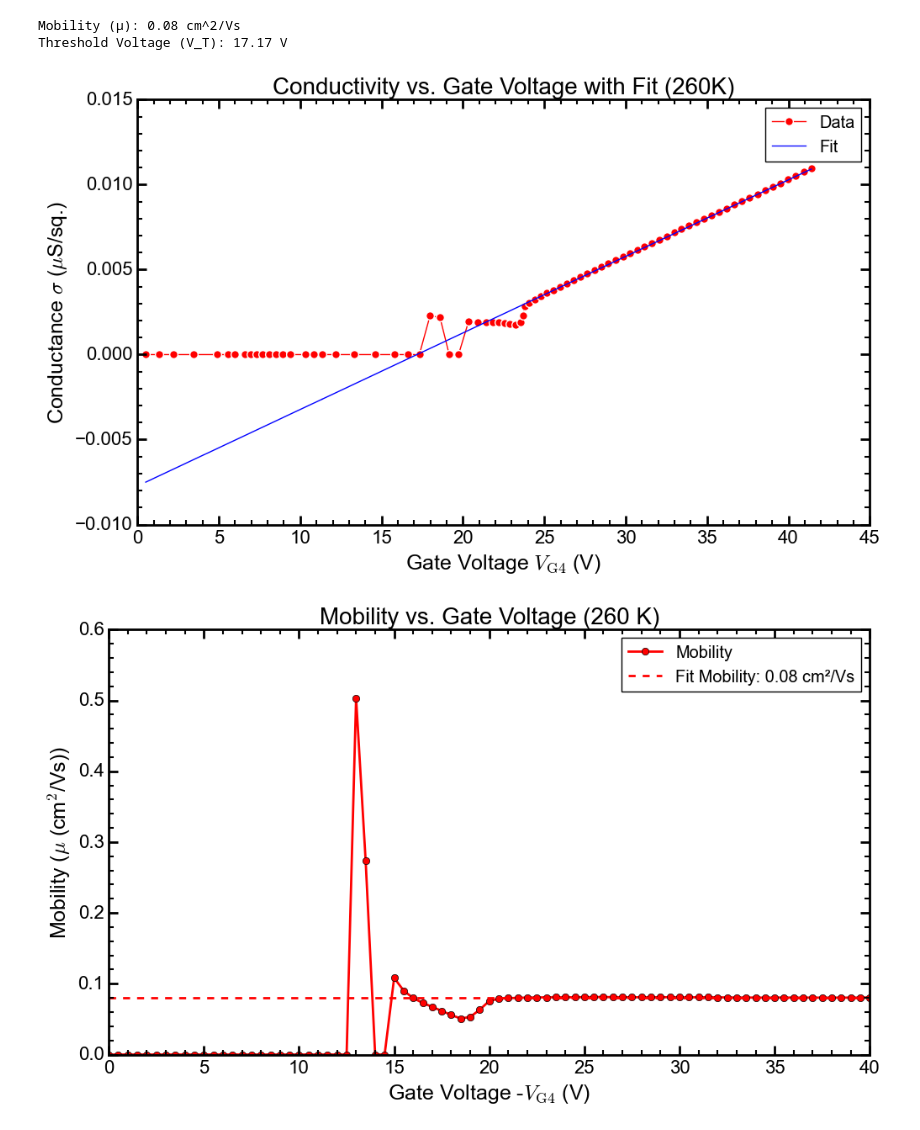
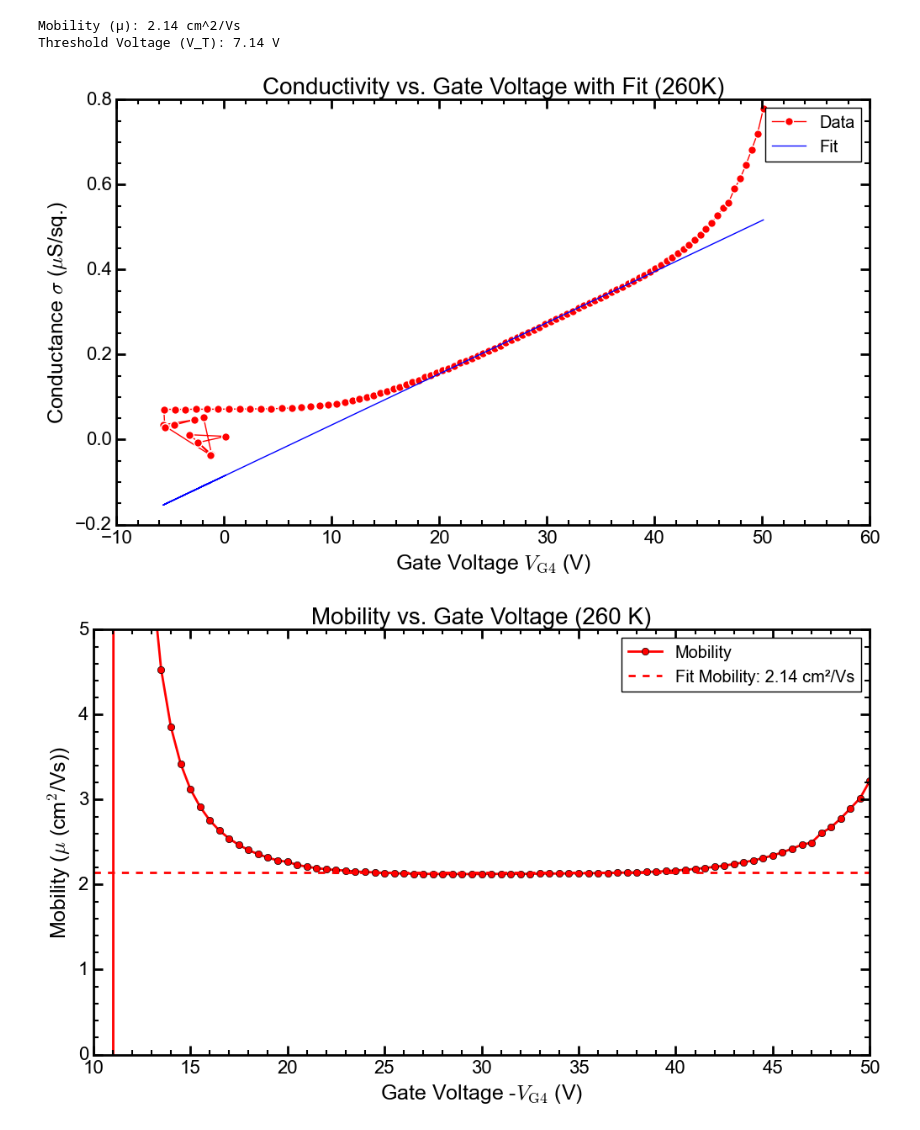
Before and after one commit to phamtrungkien8904/BachelorThesis, a Jupyter notebook: vdP-Cryostat-5/single.ipynb, the cells around one changed output. Saved outputs shown, nothing was run; the diff lists cells and outputs as text; code cells hidden in the pictures.

```diff
--- a/vdP-Cryostat-5/single.ipynb
+++ b/vdP-Cryostat-5/single.ipynb
@@ -45,6 +45,7 @@ plt.rcParams.update({
 # %%
 # data = np.loadtxt("./Data-Mani/01.dat")
 data = np.loadtxt("./Data-Mani/09.dat")
+data = np.loadtxt("./gvdP/20260512005.dat")
 
 V_GS = data[:, 0]
 I_DS = data[:, 2]
@@ -76,7 +77,7 @@ Ci = C / A
 def func(x, a, b):
     return a*x + b
 
-mask = (V_del > 15) & (V_del < 100)
+mask = (V_del > 20) & (V_del < 40)
 
 
 popt, pcov = curve_fit(func, V_del[mask], sigma[mask])
@@ -118,37 +119,38 @@ plt.title("Conductivity vs. Gate Voltage with Fit (260K)")
 # plt.xlim(0,50)
 # plt.ylim(0, 0.0001)  # Convert to μS/sq. for y-axis limits
 plt.legend(numpoints=1)
-plt.savefig("sigma_cold.eps", format = 'eps')
+# plt.savefig("sigma_cold.eps", format = 'eps')
 plt.show()
 # %% [output]
-Mobility (μ): 0.08 cm^2/Vs
-Threshold Voltage (V_T): 17.17 V
+Mobility (μ): 2.14 cm^2/Vs
+Threshold Voltage (V_T): 7.14 V
-[figure, old version]
+[figure, new version]
 # %%
 mu_var = sigma/Ci/(V_del - V_T) * 1e4
 
 plt.plot(
     -V_GS,
     mu_var,
     color='red',
     marker='o',
     markevery=1,
     ls='-',
     lw=2,
     label='Mobility'
     )
 
 plt.axhline(mu, color='red', ls='--', lw=2, label=f'Fit Mobility: {mu:.2f} cm²/Vs')
 
 plt.xlabel(r"Gate Voltage -$V_\text{G4}$ (V)")
 plt.ylabel(r"Mobility ($\mu$ (cm$^2$/Vs))")
 plt.title("Mobility vs. Gate Voltage (260 K)")
-plt.xlim(0, 40)
+plt.xlim(10, 50)
+plt.ylim(0, 5)
 plt.legend(numpoints=1)
-plt.savefig("mu_cold.eps", format = 'eps')
+# plt.savefig("mu_cold.eps", format = 'eps')
 plt.show()
 # %% [output]
-[figure, old version]
+[figure, new version]
 # %%
 plt.plot(
     -V_GS,
```
Also changed, not shown: parts of 2 cells of this notebook, 33 other files.
